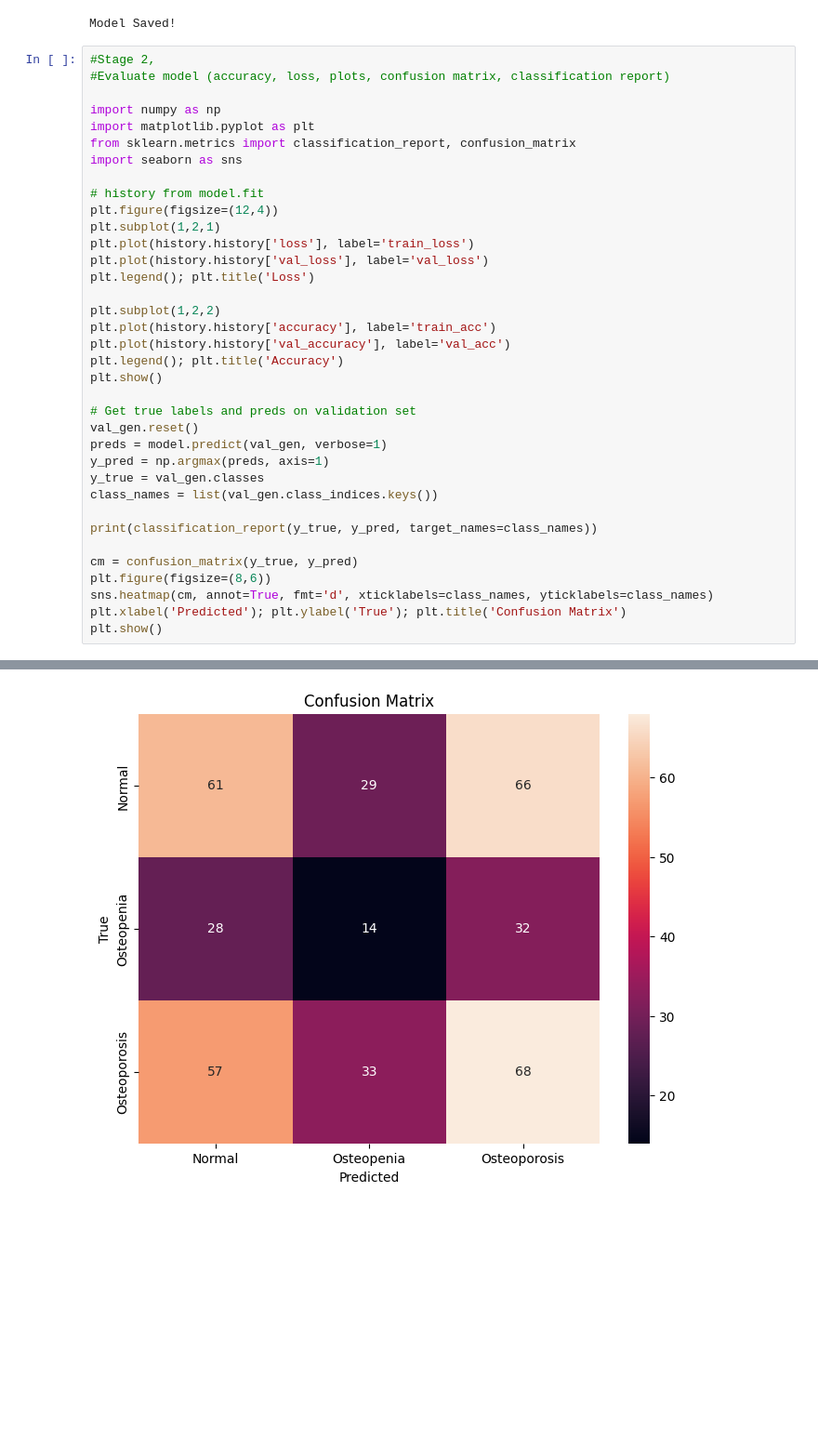
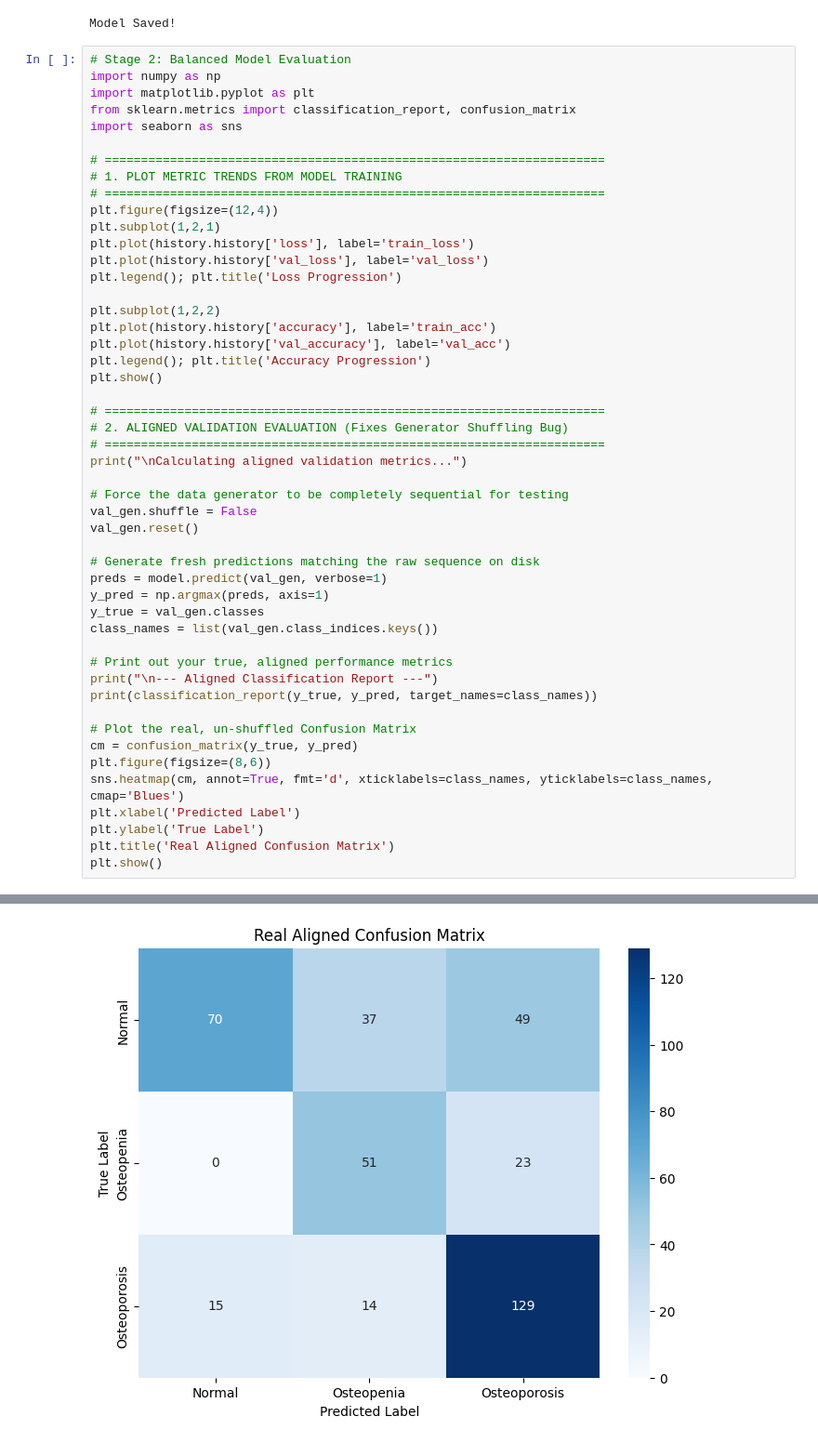
Before and after one commit to Shahidrrs/Whatsapp-link-generator, a Jupyter notebook: Untitled2.ipynb, the cells around one changed output, grey strips where cells are left out. Shown at 93% size. Cells and saved outputs as stored; diff of their text form; blank space fills up the shorter version.

```diff
--- a/Untitled2.ipynb
+++ b/Untitled2.ipynb
@@ -268,39 +360,52 @@ print("Model Saved!")
 WARNING:absl:You are saving your model as an HDF5 file via `model.save()` or `keras.saving.save_model(model)`. This file format is considered legacy. We recommend using instead the native Keras format ...
 Model Saved!
 # %%
-#Stage 2,
-#Evaluate model (accuracy, loss, plots, confusion matrix, classification report)
-
+# Stage 2: Balanced Model Evaluation
 import numpy as np
 import matplotlib.pyplot as plt
 from sklearn.metrics import classification_report, confusion_matrix
 import seaborn as sns
 
-# history from model.fit
+# =====================================================================
+# 1. PLOT METRIC TRENDS FROM MODEL TRAINING
+# =====================================================================
 plt.figure(figsize=(12,4))
 plt.subplot(1,2,1)
 plt.plot(history.history['loss'], label='train_loss')
 plt.plot(history.history['val_loss'], label='val_loss')
-plt.legend(); plt.title('Loss')
+plt.legend(); plt.title('Loss Progression')
 
 plt.subplot(1,2,2)
 plt.plot(history.history['accuracy'], label='train_acc')
 plt.plot(history.history['val_accuracy'], label='val_acc')
-plt.legend(); plt.title('Accuracy')
+plt.legend(); plt.title('Accuracy Progression')
 plt.show()
 
-# Get true labels and preds on validation set
+# =====================================================================
+# 2. ALIGNED VALIDATION EVALUATION (Fixes Generator Shuffling Bug)
+# =====================================================================
+print("\nCalculating aligned validation metrics...")
+
+# Force the data generator to be completely sequential for testing
+val_gen.shuffle = False
 val_gen.reset()
+
+# Generate fresh predictions matching the raw sequence on disk
 preds = model.predict(val_gen, verbose=1)
 y_pred = np.argmax(preds, axis=1)
 y_true = val_gen.classes
 class_names = list(val_gen.class_indices.keys())
 
+# Print out your true, aligned performance metrics
+print("\n--- Aligned Classification Report ---")
 print(classification_report(y_true, y_pred, target_names=class_names))
 
+# Plot the real, un-shuffled Confusion Matrix
 cm = confusion_matrix(y_true, y_pred)
 plt.figure(figsize=(8,6))
-sns.heatmap(cm, annot=True, fmt='d', xticklabels=class_names, yticklabels=class_names)
-plt.xlabel('Predicted'); plt.ylabel('True'); plt.title('Confusion Matrix')
+sns.heatmap(cm, annot=True, fmt='d', xticklabels=class_names, yticklabels=class_names, cmap='Blues')
+plt.xlabel('Predicted Label')
+plt.ylabel('True Label')
+plt.title('Real Aligned Confusion Matrix')
 plt.show()
 # %% [output]
@@ -318 +426 @@ weighted avg       0.37      0.37      0.37       388
-[figure, old version]
+[figure, new version]
```
Also changed, not shown: parts of 12 cells of this notebook.
